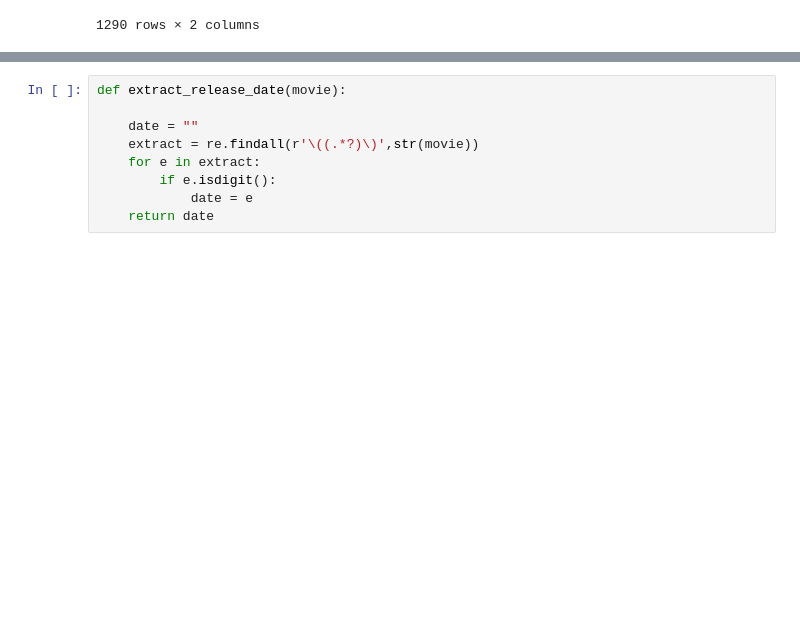
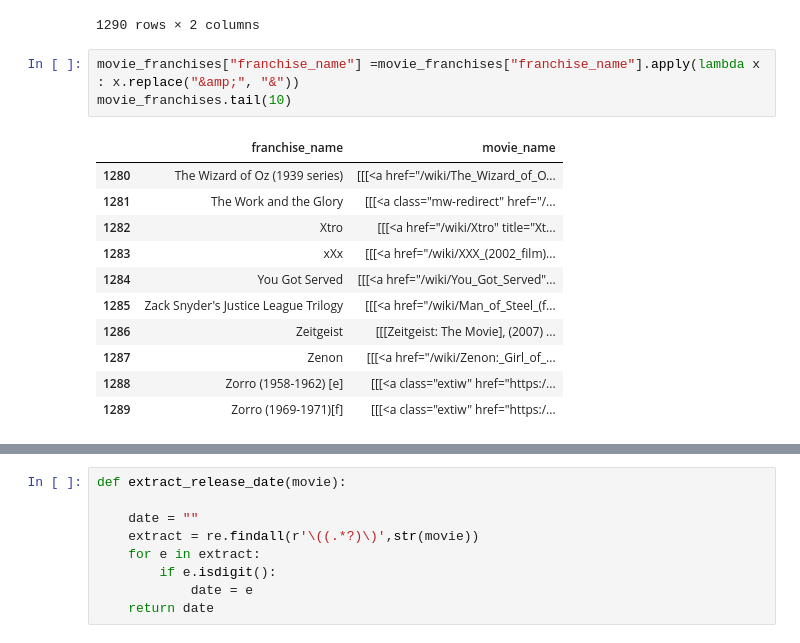
Before and after one commit to adambrennan150/Franchises, a Jupyter notebook: Wikipedia.ipynb, the cells around one changed output, grey strips where cells are left out. Drawn from its saved outputs; the diff is of its cells as text; blank space fills up the shorter version.

```diff
--- a/Wikipedia.ipynb
+++ b/Wikipedia.ipynb
@@ -216,3 +216,18 @@ movie_franchises
 | 1288 | Zorro (1958-1962) [e] | [[[<a class="extiw" href="https:/... |
 | 1289 | Zorro (1969-1971)[f] | [[[<a class="extiw" href="https:/... |
 1290 rows × 2 columns
+# %%
+movie_franchises["franchise_name"] =movie_franchises["franchise_name"].apply(lambda x : x.replace("&amp;", "&"))
+movie_franchises.tail(10)
+# %% [output]
+|  | franchise_name | movie_name |
+| 1280 | The Wizard of Oz (1939 series) | [[[<a href="/wiki/The_Wizard_of_O... |
+| 1281 | The Work and the Glory | [[[<a class="mw-redirect" href="/... |
+| 1282 | Xtro | [[[<a href="/wiki/Xtro" title="Xt... |
+| 1283 | xXx | [[[<a href="/wiki/XXX_(2002_film)... |
+| 1284 | You Got Served | [[[<a href="/wiki/You_Got_Served"... |
+| 1285 | Zack Snyder's Justice League Trilogy | [[[<a href="/wiki/Man_of_Steel_(f... |
+| 1286 | Zeitgeist | [[[Zeitgeist: The Movie], (2007) ... |
+| 1287 | Zenon | [[[<a href="/wiki/Zenon:_Girl_of_... |
+| 1288 | Zorro (1958-1962) [e] | [[[<a class="extiw" href="https:/... |
+| 1289 | Zorro (1969-1971)[f] | [[[<a class="extiw" href="https:/... |
```
Also changed, not shown: parts of 6 cells of this notebook.
